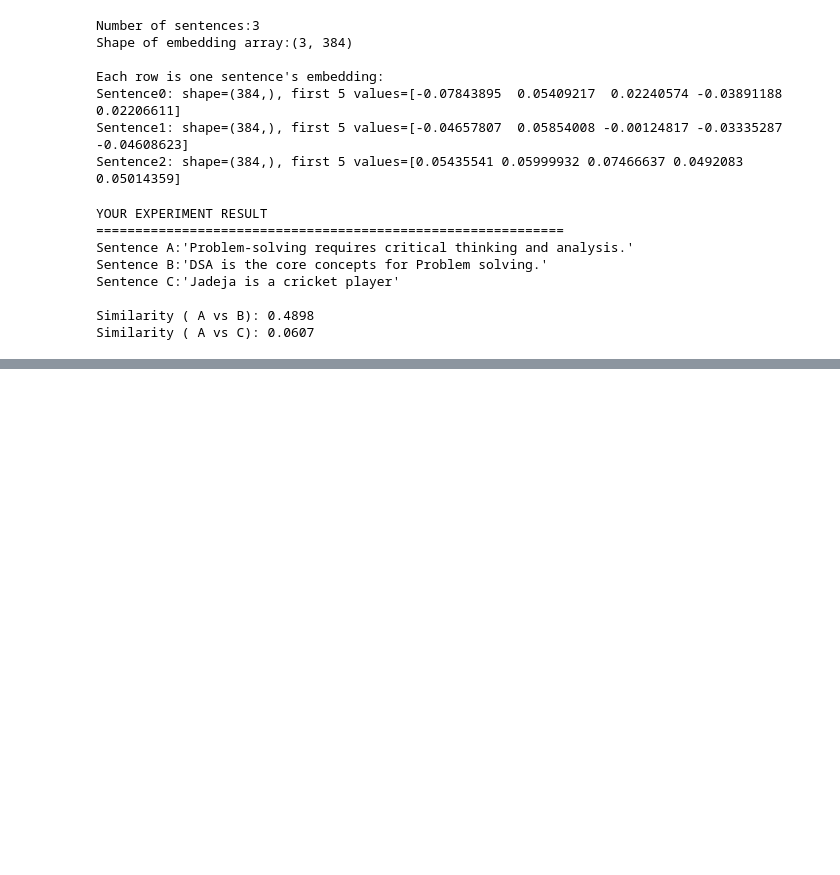
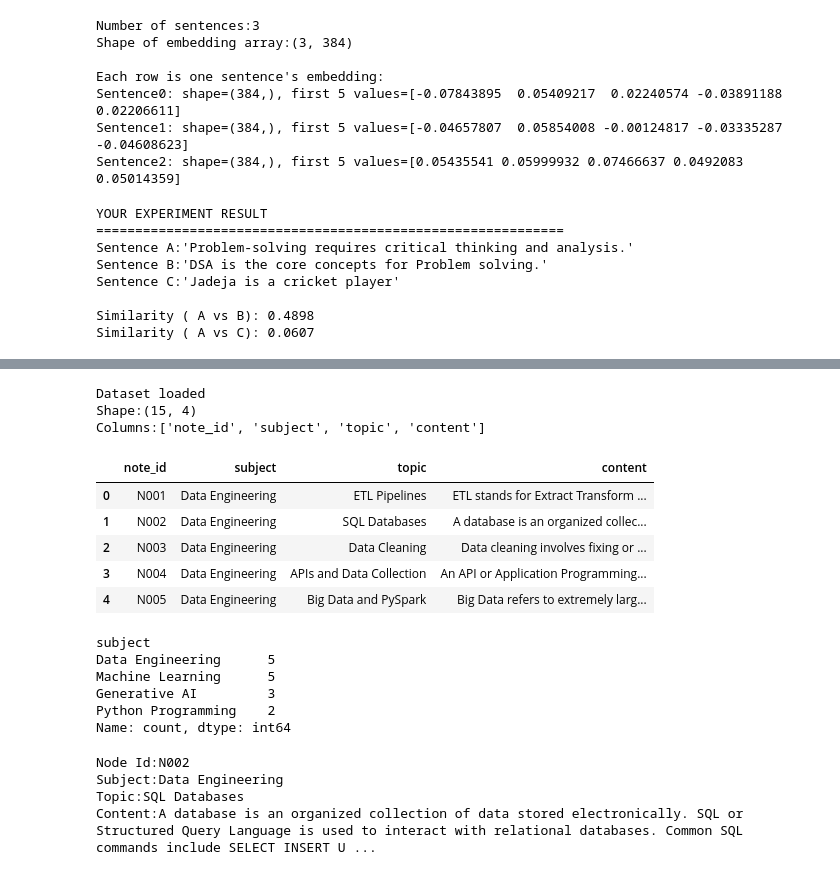
Before and after one commit to PRAJEENS2024/prajeen-codeboosters-2026, a Jupyter notebook: Day 7/Day_7.ipynb, the cells around one changed output, grey strips where cells are left out. Cells and saved outputs as stored; diff of their text form; code cells hidden in the pictures; blank space fills up the shorter version.

```diff
--- a/Day 7/Day_7.ipynb
+++ b/Day 7/Day_7.ipynb
@@ -195,0 +318,39 @@ Similarity ( A vs C): 0.0607
+# %%
+notes_df = pd.read_csv("college_notes.csv")
+print("Dataset loaded")
+print(f"Shape:{notes_df.shape}")
+print(f"Columns:{list(notes_df.columns)}")
+# %% [output]
+Dataset loaded
+Shape:(15, 4)
+Columns:['note_id', 'subject', 'topic', 'content']
+# %%
+notes_df.head(5)
+# %% [output]
+|  | note_id | subject | topic | content |
+| 0 | N001 | Data Engineering | ETL Pipelines | ETL stands for Extract Transform ... |
+| 1 | N002 | Data Engineering | SQL Databases | A database is an organized collec... |
+| 2 | N003 | Data Engineering | Data Cleaning | Data cleaning involves fixing or ... |
+| 3 | N004 | Data Engineering | APIs and Data Collection | An API or Application Programming... |
+| 4 | N005 | Data Engineering | Big Data and PySpark | Big Data refers to extremely larg... |
+# %%
+print("")
+print(notes_df['subject'].value_counts())
+# %% [output]
+subject
+Data Engineering      5
+Machine Learning      5
+Generative AI         3
+Python Programming    2
+Name: count, dtype: int64
+# %%
+first_note = notes_df.iloc[1]
+print(f"Node Id:{first_note['note_id']}")
+print(f"Subject:{first_note['subject']}")
+print(f"Topic:{first_note['topic']}")
+print(f"Content:{first_note['content']}")
+# %% [output]
+Node Id:N002
+Subject:Data Engineering
+Topic:SQL Databases
+Content:A database is an organized collection of data stored electronically. SQL or Structured Query Language is used to interact with relational databases. Common SQL commands include SELECT INSERT U ...
```
Also changed, not shown: parts of 11 cells of this notebook.
